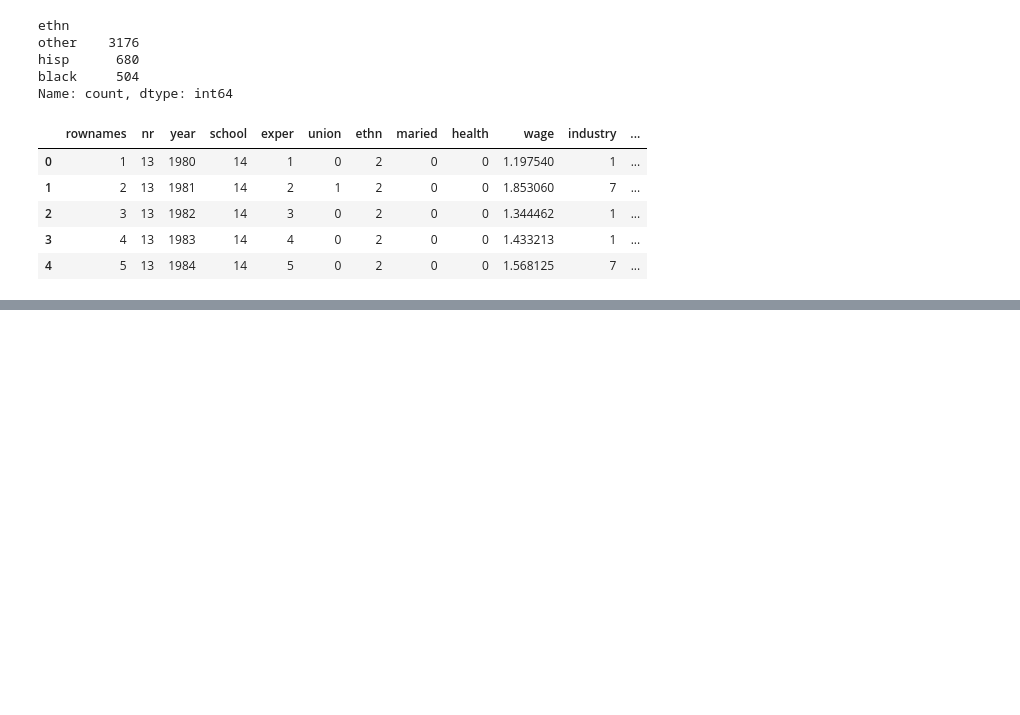
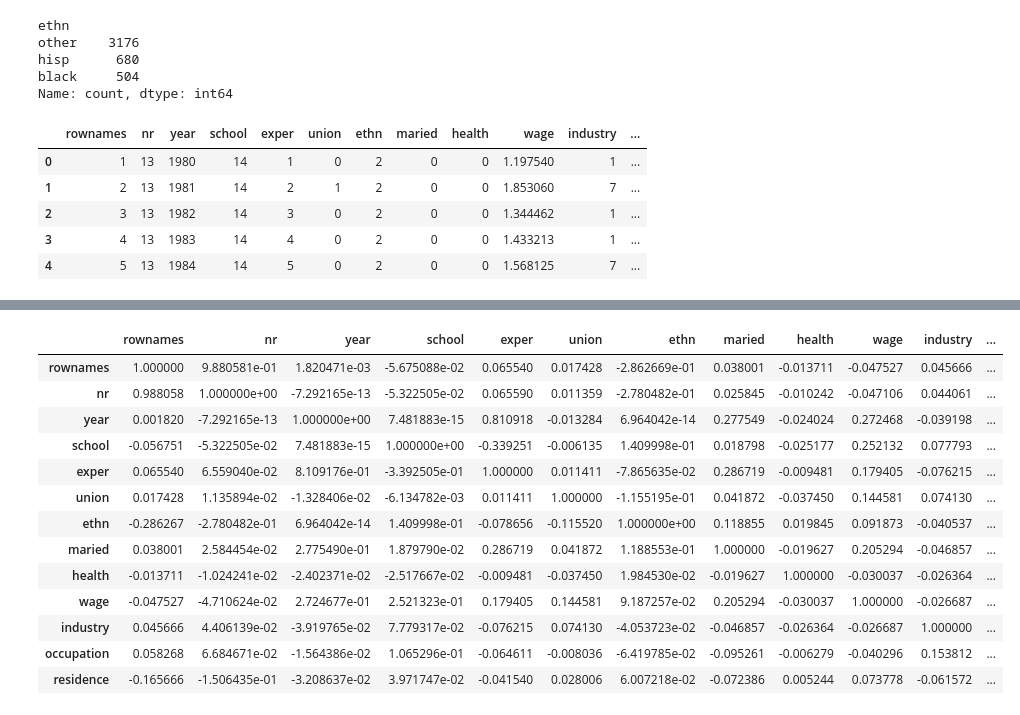
Before and after one commit to taqihaider7/NSU_ML, a Jupyter notebook: Submisison/Ahsan/assignment2.ipynb, the cells around one changed output, grey strips where cells are left out. Saved outputs shown, nothing was run; the diff lists cells and outputs as text; code cells hidden in the pictures; blank space fills up the shorter version.

```diff
--- a/Submisison/Ahsan/assignment2.ipynb
+++ b/Submisison/Ahsan/assignment2.ipynb
@@ -135,0 +185,17 @@ memory usage: 340.8+ KB
+# %%
+df.corr()
+# %% [output]
+|  | rownames | nr | year | school | exper | union | ethn | maried | health | wage | industry | ... |
+| rownames | 1.000000 | 9.880581e-01 | 1.820471e-03 | -5.675088e-02 | 0.065540 | 0.017428 | -2.862669e-01 | 0.038001 | -0.013711 | -0.047527 | 0.045666 | ... |
+| nr | 0.988058 | 1.000000e+00 | -7.292165e-13 | -5.322505e-02 | 0.065590 | 0.011359 | -2.780482e-01 | 0.025845 | -0.010242 | -0.047106 | 0.044061 | ... |
+| year | 0.001820 | -7.292165e-13 | 1.000000e+00 | 7.481883e-15 | 0.810918 | -0.013284 | 6.964042e-14 | 0.277549 | -0.024024 | 0.272468 | -0.039198 | ... |
+| school | -0.056751 | -5.322505e-02 | 7.481883e-15 | 1.000000e+00 | -0.339251 | -0.006135 | 1.409998e-01 | 0.018798 | -0.025177 | 0.252132 | 0.077793 | ... |
+| exper | 0.065540 | 6.559040e-02 | 8.109176e-01 | -3.392505e-01 | 1.000000 | 0.011411 | -7.865635e-02 | 0.286719 | -0.009481 | 0.179405 | -0.076215 | ... |
+| union | 0.017428 | 1.135894e-02 | -1.328406e-02 | -6.134782e-03 | 0.011411 | 1.000000 | -1.155195e-01 | 0.041872 | -0.037450 | 0.144581 | 0.074130 | ... |
+| ethn | -0.286267 | -2.780482e-01 | 6.964042e-14 | 1.409998e-01 | -0.078656 | -0.115520 | 1.000000e+00 | 0.118855 | 0.019845 | 0.091873 | -0.040537 | ... |
+| maried | 0.038001 | 2.584454e-02 | 2.775490e-01 | 1.879790e-02 | 0.286719 | 0.041872 | 1.188553e-01 | 1.000000 | -0.019627 | 0.205294 | -0.046857 | ... |
+| health | -0.013711 | -1.024241e-02 | -2.402371e-02 | -2.517667e-02 | -0.009481 | -0.037450 | 1.984530e-02 | -0.019627 | 1.000000 | -0.030037 | -0.026364 | ... |
+| wage | -0.047527 | -4.710624e-02 | 2.724677e-01 | 2.521323e-01 | 0.179405 | 0.144581 | 9.187257e-02 | 0.205294 | -0.030037 | 1.000000 | -0.026687 | ... |
+| industry | 0.045666 | 4.406139e-02 | -3.919765e-02 | 7.779317e-02 | -0.076215 | 0.074130 | -4.053723e-02 | -0.046857 | -0.026364 | -0.026687 | 1.000000 | ... |
+| occupation | 0.058268 | 6.684671e-02 | -1.564386e-02 | 1.065296e-01 | -0.064611 | -0.008036 | -6.419785e-02 | -0.095261 | -0.006279 | -0.040296 | 0.153812 | ... |
+| residence | -0.165666 | -1.506435e-01 | -3.208637e-02 | 3.971747e-02 | -0.041540 | 0.028006 | 6.007218e-02 | -0.072386 | 0.005244 | 0.073778 | -0.061572 | ... |
```
Also changed, not shown: parts of 13 cells of this notebook, 2 other files.
